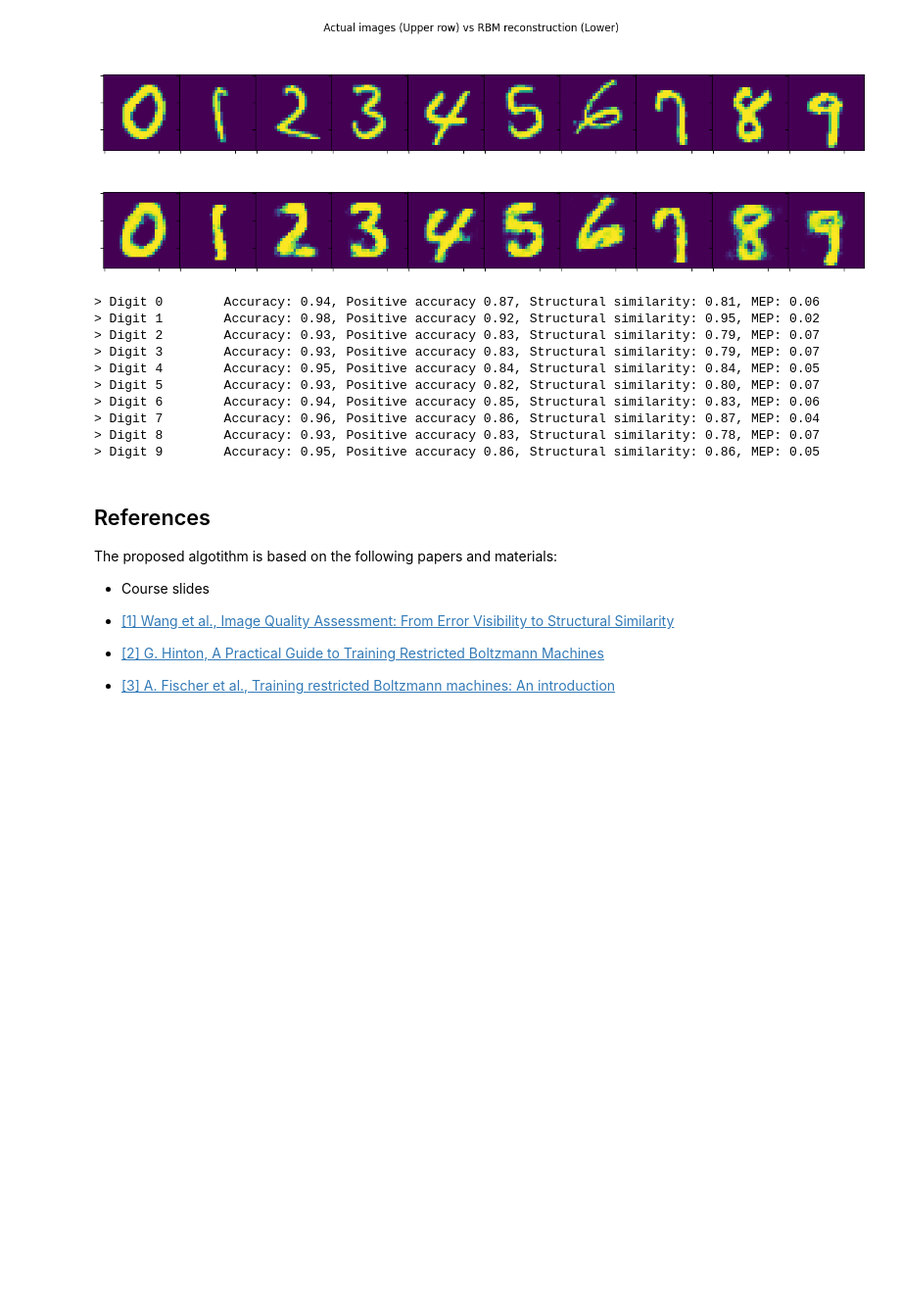
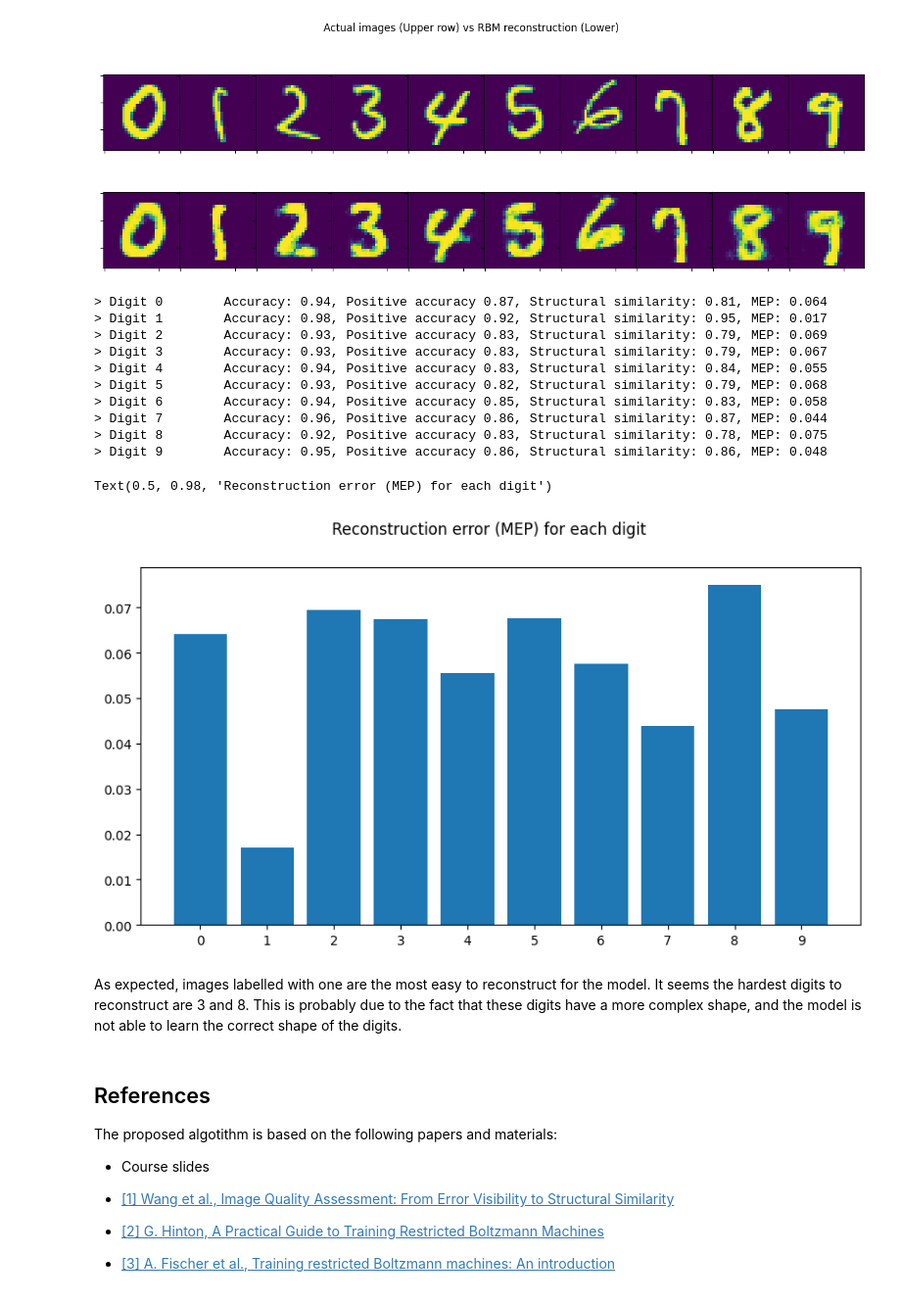
Before and after one commit to vornao/ispr-assignments, a Jupyter notebook: assignment-two/notebook.ipynb, the cells around one changed output. Shown at 98% size. Saved outputs shown, nothing was run; the diff lists cells and outputs as text; code cells hidden in the pictures; blank space fills up the shorter version.

Commit message:
added bar chart

```diff
--- a/assignment-two/notebook.ipynb
+++ b/assignment-two/notebook.ipynb
@@ -378,21 +378,38 @@ paccs = []
 ssims = []
 pes   = []
 
+
+
 for i in range(10):
     # evaluate the rbm
     acc, pacc, ssim, pe = evaluate_rbm(rbm, X_test_bin[y_test == i])
-    print(f"> Digit {i}\t Accuracy: {acc:.2f}, Positive accuracy {pacc:.2f}, Structural similarity: {ssim:.2f}, MEP: {pe:.2f} ")
+    print(f"> Digit {i}\t Accuracy: {acc:.2f}, Positive accuracy {pacc:.2f}, Structural similarity: {ssim:.2f}, MEP: {pe:.3f} ")
+    accs.append(acc)
+    paccs.append(paccs)
+    ssims.append(ssim)
+    pes.append(pe)
 # %% [output]
-> Digit 0        Accuracy: 0.94, Positive accuracy 0.87, Structural similarity: 0.81, MEP: 0.06
-> Digit 1        Accuracy: 0.98, Positive accuracy 0.92, Structural similarity: 0.95, MEP: 0.02
-> Digit 2        Accuracy: 0.93, Positive accuracy 0.83, Structural similarity: 0.79, MEP: 0.07
-> Digit 3        Accuracy: 0.93, Positive accuracy 0.83, Structural similarity: 0.79, MEP: 0.07
-> Digit 4        Accuracy: 0.95, Positive accuracy 0.84, Structural similarity: 0.84, MEP: 0.05
-> Digit 5        Accuracy: 0.93, Positive accuracy 0.82, Structural similarity: 0.80, MEP: 0.07
-> Digit 6        Accuracy: 0.94, Positive accuracy 0.85, Structural similarity: 0.83, MEP: 0.06
-> Digit 7        Accuracy: 0.96, Positive accuracy 0.86, Structural similarity: 0.87, MEP: 0.04
-> Digit 8        Accuracy: 0.93, Positive accuracy 0.83, Structural similarity: 0.78, MEP: 0.07
-> Digit 9        Accuracy: 0.95, Positive accuracy 0.86, Structural similarity: 0.86, MEP: 0.05
+> Digit 0        Accuracy: 0.94, Positive accuracy 0.87, Structural similarity: 0.81, MEP: 0.064
+> Digit 1        Accuracy: 0.98, Positive accuracy 0.92, Structural similarity: 0.95, MEP: 0.017
+> Digit 2        Accuracy: 0.93, Positive accuracy 0.83, Structural similarity: 0.79, MEP: 0.069
+> Digit 3        Accuracy: 0.93, Positive accuracy 0.83, Structural similarity: 0.79, MEP: 0.067
+> Digit 4        Accuracy: 0.94, Positive accuracy 0.83, Structural similarity: 0.84, MEP: 0.055
+> Digit 5        Accuracy: 0.93, Positive accuracy 0.82, Structural similarity: 0.79, MEP: 0.068
+> Digit 6        Accuracy: 0.94, Positive accuracy 0.85, Structural similarity: 0.83, MEP: 0.058
+> Digit 7        Accuracy: 0.96, Positive accuracy 0.86, Structural similarity: 0.87, MEP: 0.044
+> Digit 8        Accuracy: 0.92, Positive accuracy 0.83, Structural similarity: 0.78, MEP: 0.075
+> Digit 9        Accuracy: 0.95, Positive accuracy 0.86, Structural similarity: 0.86, MEP: 0.048
+# %%
+fig, axs = plt.subplots(1, 1, figsize=(10, 5))
+
+axs.bar([str(i) for i in range(10)], pes)
+axs.set_xticklabels([str(i) for i in range(10)])
+fig.suptitle("Reconstruction error (MEP) for each digit")
+# %% [output]
+Text(0.5, 0.98, 'Reconstruction error (MEP) for each digit')
+[figure, added]
+# %% [markdown]
+As expected, images labelled with one are the most easy to reconstruct for the model. It seems the hardest digits to reconstruct are 3 and 8. This is probably due to the fact that these digits have a more complex shape, and the model is not able to learn the correct shape of the digits.
 # %% [markdown]
 ## References
 The proposed algotithm is based on the following papers and materials:
```
